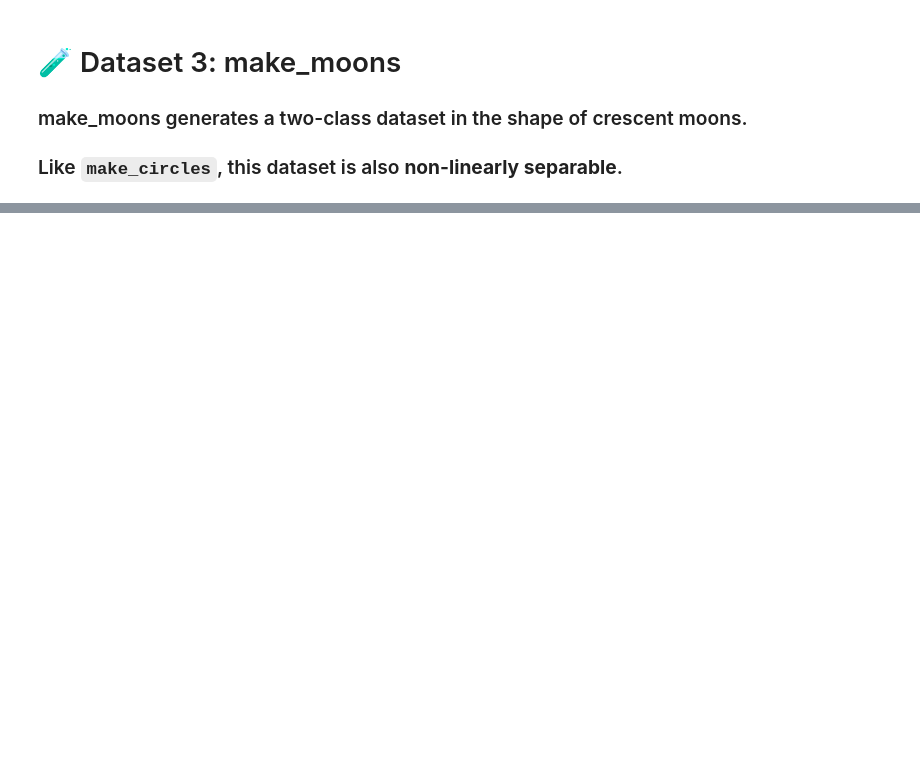
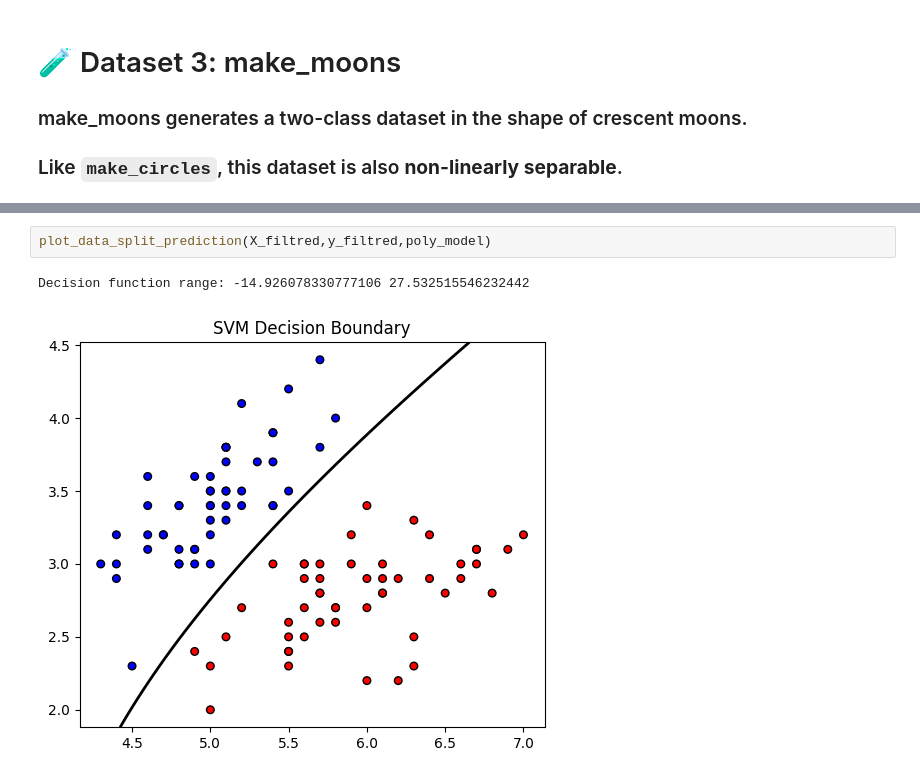
Before and after one commit to abolfazlshahsavaryyy/SVM_AI_project, a Jupyter notebook: notebook.ipynb, the cells around one changed output, grey strips where cells are left out. Drawn from its saved outputs; the diff is of its cells as text; blank space fills up the shorter version.

```diff
--- a/notebook.ipynb
+++ b/notebook.ipynb
@@ -77,0 +147,5 @@ Accuracy: 0.8666666666666667
+# %%
+plot_data_split_prediction(X_filtred,y_filtred,poly_model)
+# %% [output]
+Decision function range: -14.926078330777106 27.532515546232442
+[figure, added]
```
Also changed, not shown: parts of 18 cells of this notebook, 1 other file.
